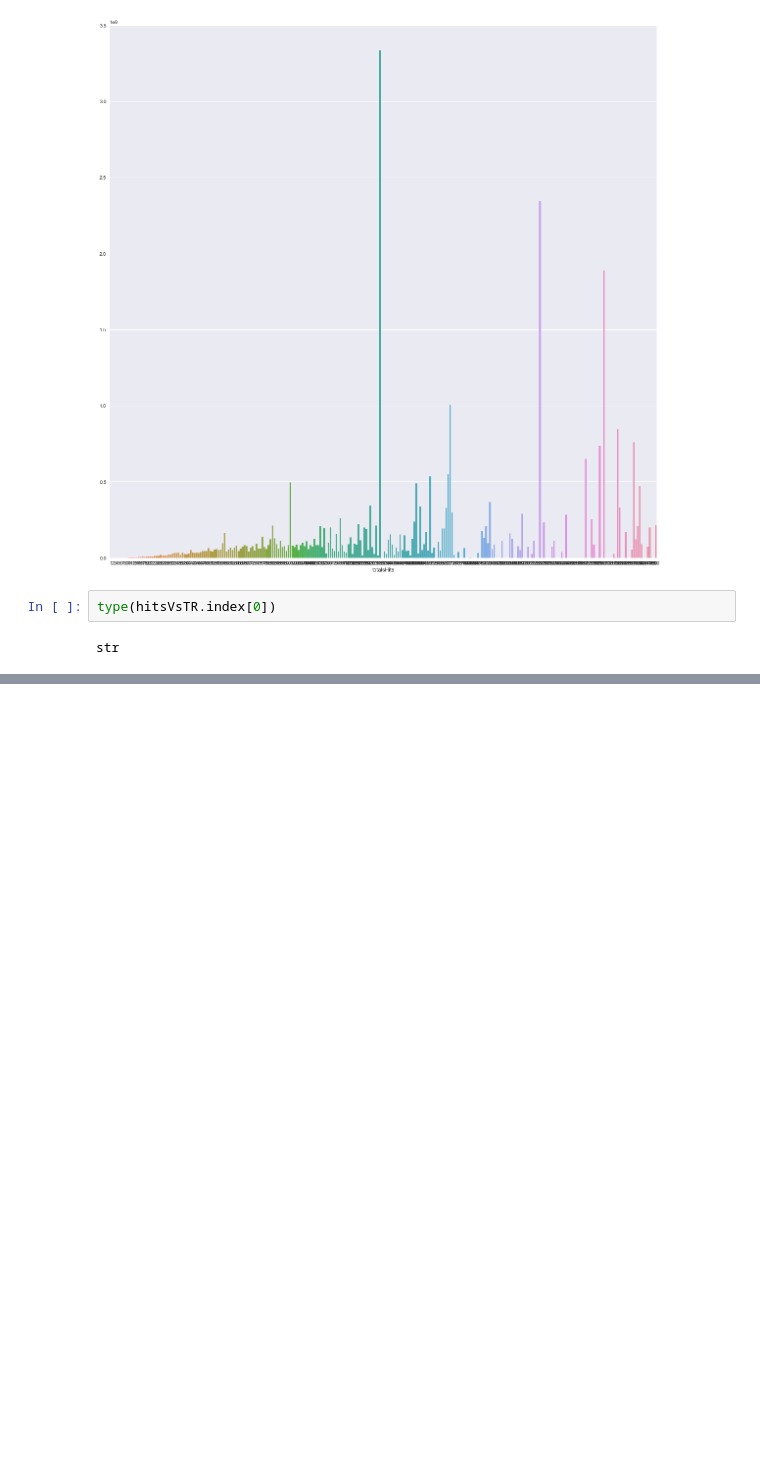
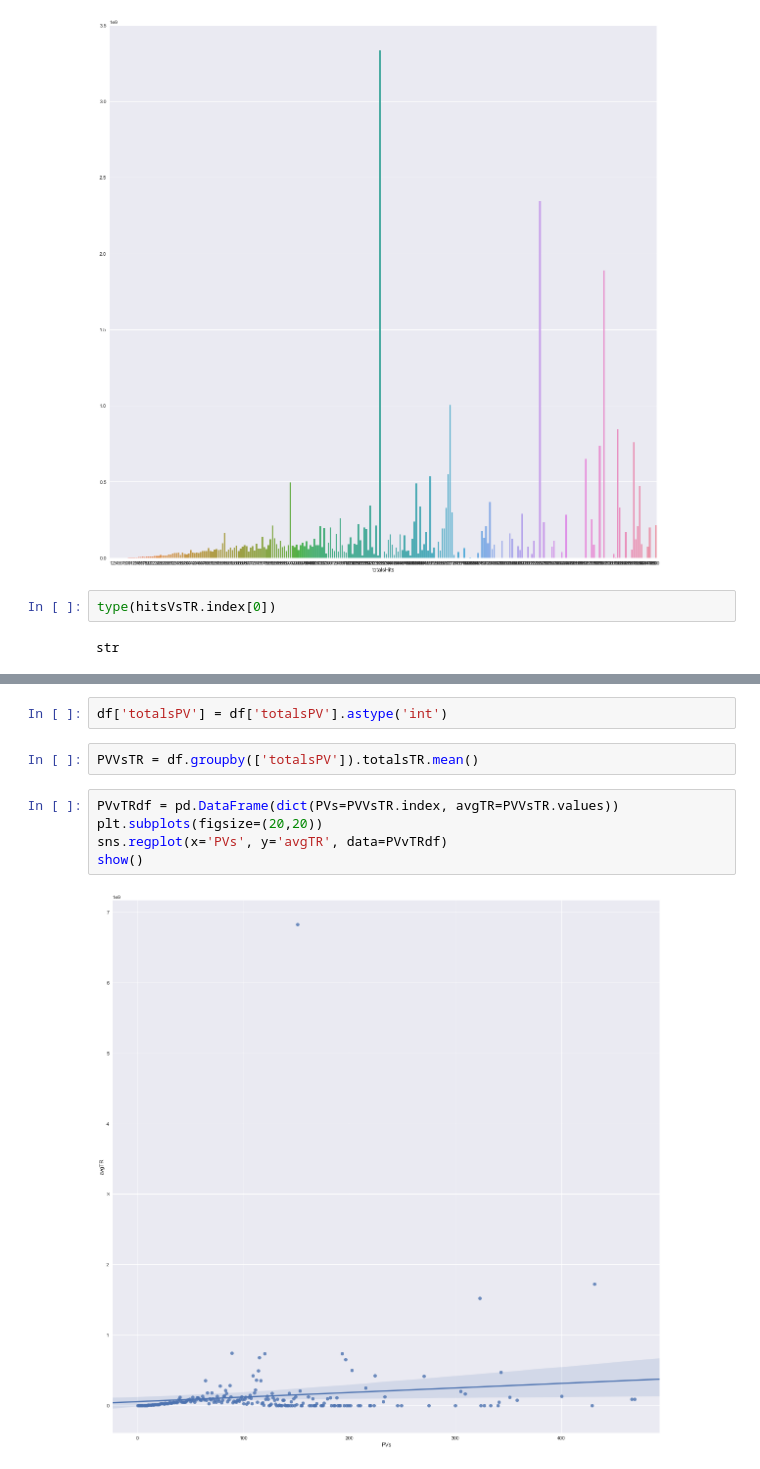
Before and after one commit to kfa408/GoogleAnalyticsCustomerRevenue, a Jupyter notebook: Explore.ipynb, the cells around one changed output, grey strips where cells are left out. Cells and saved outputs as stored; diff of their text form; blank space fills up the shorter version.

```diff
--- a/Explore.ipynb
+++ b/Explore.ipynb
@@ -422,0 +443,11 @@ str
+# %%
+df['totalsPV'] = df['totalsPV'].astype('int')
+# %%
+PVVsTR = df.groupby(['totalsPV']).totalsTR.mean()
+# %%
+PVvTRdf = pd.DataFrame(dict(PVs=PVVsTR.index, avgTR=PVVsTR.values))
+plt.subplots(figsize=(20,20))
+sns.regplot(x='PVs', y='avgTR', data=PVvTRdf)
+show()
+# %% [output]
+[figure, added]
```
Also changed, not shown: parts of 32 cells of this notebook.
